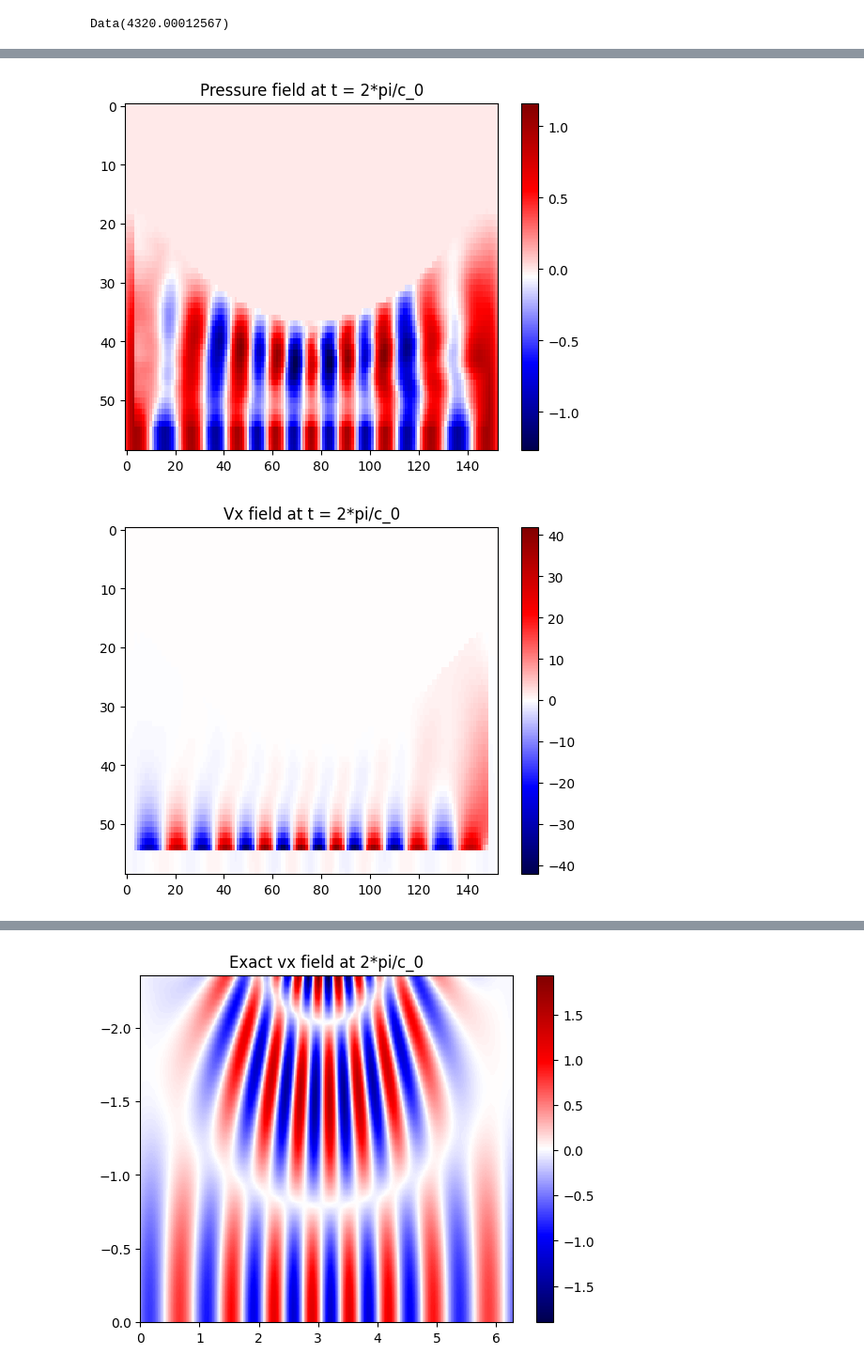
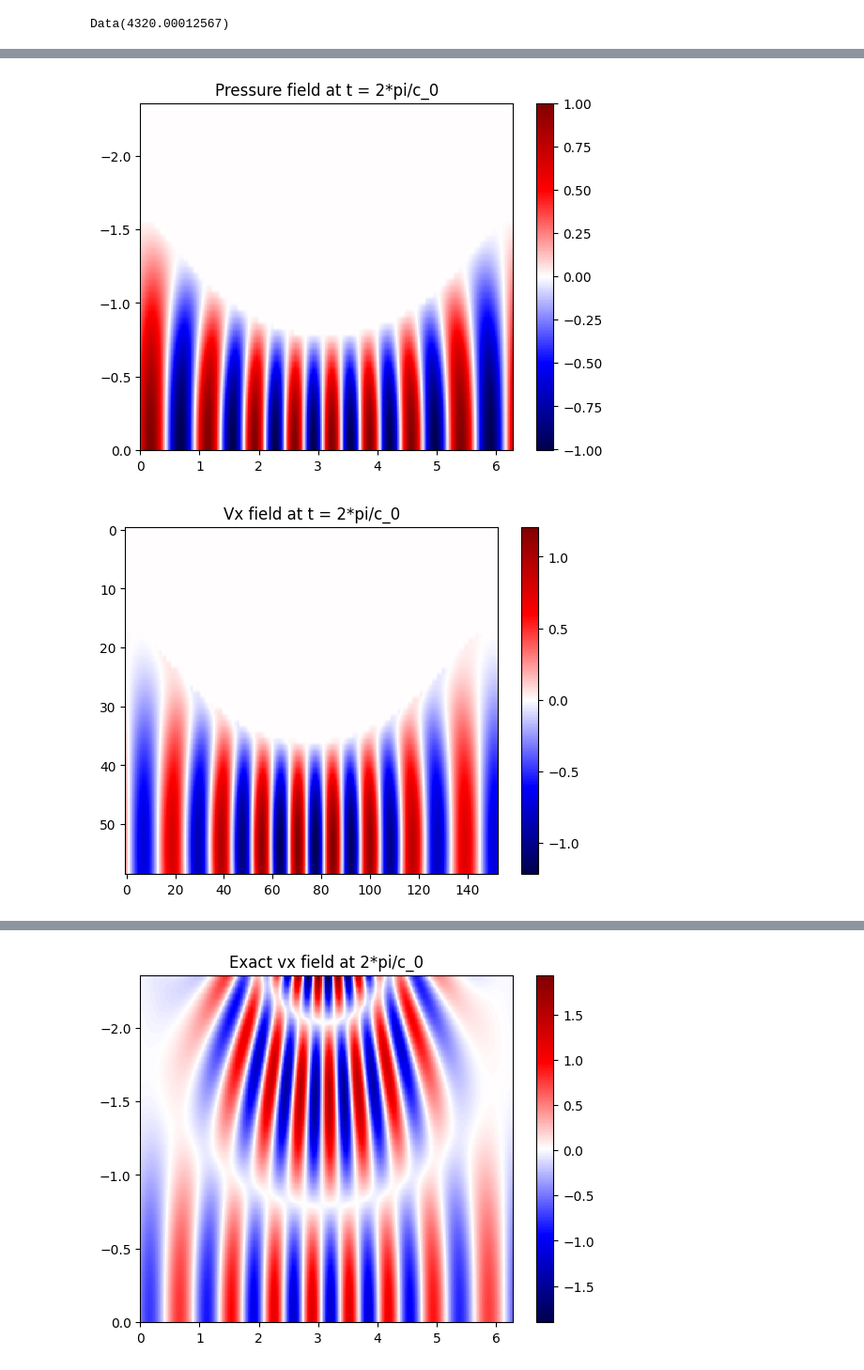
Before and after one commit to devitocodes/schism, a Jupyter notebook: examples/14_1st-order_exact_solution_comparison.ipynb, the cells around one changed output, grey strips where cells are left out. Shown at 94% size. Drawn from its saved outputs; the diff is of its cells as text; code cells hidden in the pictures.

```diff
--- a/examples/14_1st-order_exact_solution_comparison.ipynb
+++ b/examples/14_1st-order_exact_solution_comparison.ipynb
@@ -134,6 +99,7 @@ xmsh, ymsh = np.meshgrid(xvals, yvals, indexing='ij')
 # %%
 # Need to set up the subdomains
 import devito as dv
+
 
 # Note that we are leaving a 4 point pad on each side to ensure stencils generate correctly
 class MainDomain(dv.SubDomain):  # Main section of the grid
@@ -145,40 +111,11 @@ class MainDomain(dv.SubDomain):  # Main section of the grid
         x, y = dimensions
         return {x: ('middle', 4, 4), y: ('middle', 0, 4)}
 
-class Left(dv.SubDomain):  # Left wraparound region for periodic bcs
-    name = 'left'
-    def __init__(self):
-        super().__init__()
-
-    def define(self, dimensions):
-        x, y = dimensions
-        return {x: ('left', 4), y: y}
-
-class Right(dv.SubDomain):  # Right wraparound region for periodic bcs
-    name = 'right'
-    def __init__(self):
-        super().__init__()
-
-    def define(self, dimensions):
-        x, y = dimensions
-        return {x: ('right', 4), y: y}
-
-class Base(dv.SubDomain):  # Base with zero flux (centre)
-    name = 'base'
-    def __init__(self):
-        super().__init__()
-
-    def define(self, dimensions):
-        x, y = dimensions
-        return {x: ('middle', 4, 4), y: ('right', 4)}
 
 main_domain = MainDomain()
-left = Left()
-right = Right()
-base = Base()
 
 new_grid = dv.Grid(shape=grid.shape, extent=grid.extent, origin=grid.origin, dimensions=grid.dimensions,
-                   subdomains=[main_domain, left, right, base])
+                   subdomains=[main_domain])
 
 print(new_grid.shape)
 # %% [output]
@@ -274,14 +203,13 @@ plt.show()
 import devito as dv
 
 s_o = 4
-p = dv.TimeFunction(name='p', grid=grid, space_order=s_o,
+p = dv.TimeFunction(name='p', grid=new_grid, space_order=s_o,
                     time_order=1, staggered=dv.NODE)
-v = dv.VectorTimeFunction(name='v', grid=grid, space_order=s_o,
+v = dv.VectorTimeFunction(name='v', grid=new_grid, space_order=s_o,
                           time_order=1)
 
 # Initialise the zero timestep for pressure
 p.data[:, :, :-4] = np.concatenate((u0[-5:-1], u0, u0[1:5]))
-# NOTE: bumped y index along by one, think this is correct?
 p.data[:, :, -4:] = p.data[:, :, -6:-10:-1]  # Mirror below the zero flux bc
 
 # Initialise the dt/2 timestep for vx
@@ -444,19 +343,20 @@ PerformanceSummary([(PerfKey(name='section0', rank=None),
 # %%
 # Remember to trim edges where periodic bcs are applied
 # Index in the buffer where the final timestep should be stored:
 ind = (int(nsteps)) % 2
-# plt.imshow(p.data[ind, 4:-4, :-4].T, extent=(0, 2*np.pi, 0, -3*np.pi/4), aspect='auto', cmap='seismic')
-plt.imshow(p.data[ind].T, aspect='auto', cmap='seismic', interpolation='none')
+plt.imshow(p.data[ind, 4:-4, :-4].T, extent=(0, 2*np.pi, 0, -3*np.pi/4), aspect='auto', cmap='seismic')
+# plt.imshow(p.data[ind].T, extent=(0, 2*np.pi, 0, -3*np.pi/4),
+#            aspect='auto', cmap='seismic', interpolation='none')
 plt.title("Pressure field at t = 2*pi/c_0")
 plt.colorbar()
 plt.show()
 # %% [output]
-[figure, old version]
+[figure, new version]
 # %%
-plt.imshow(v[0].data[ind].T, aspect='auto', cmap='seismic', interpolation='none')
+plt.imshow(v[0].data[ind].T, aspect='auto', cmap='seismic')
 plt.title("Vx field at t = 2*pi/c_0")
 plt.colorbar()
 plt.show()
 # %% [output]
-[figure, old version]
+[figure, new version]
 # %%
```
Also changed, not shown: parts of 12 cells of this notebook.
